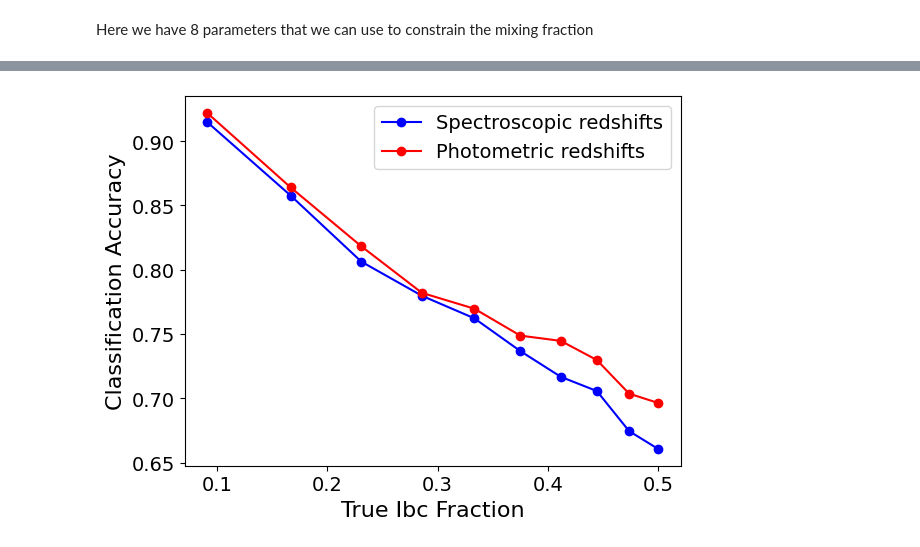
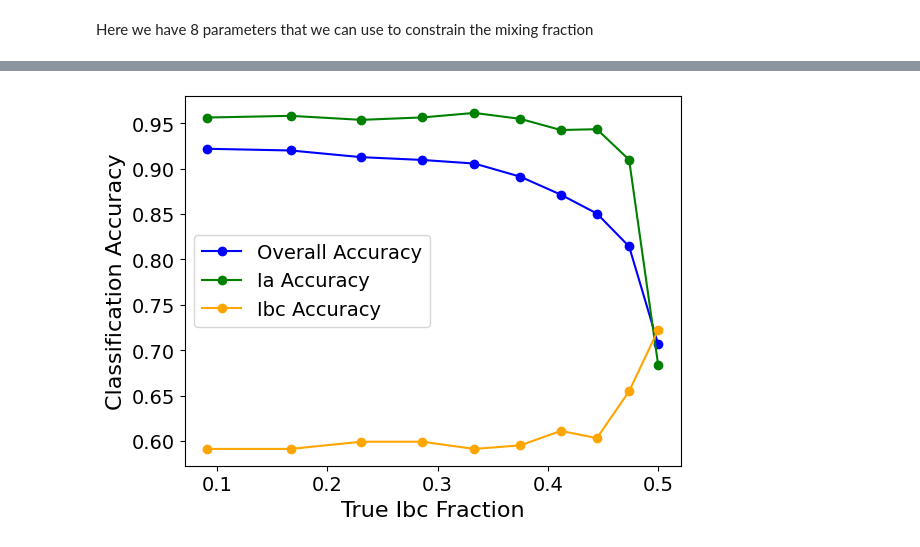
Before and after one commit to asmuzsoy/beams_ext, a Jupyter notebook: separate_parameters.ipynb, the cells around one changed output, grey strips where cells are left out. Saved outputs shown, nothing was run; the diff lists cells and outputs as text; code cells hidden in the pictures.

Commit message:
playing around with tricks to imrprove classification accuracy

```diff
--- a/separate_parameters.ipynb
+++ b/separate_parameters.ipynb
@@ -415,7 +468,7 @@ classifications_rough = np.ones(len(all_sne))
 for i in range(len(all_sne)):
     probs = np.array([gammas_a[param][i] for param in params_to_use])
     num_a = sum(probs >= 0.5)
-    if num_a > 4:
+    if num_a >=4:
         classifications_rough[i] = 0
 classifications_rough = ['SN Ia' if i == 0 else 'SN Ibc' for i in classifications_rough]
 # %%
@@ -586,13 +688,16 @@ log_vej          4.2476     0.2058     4.3638     0.0437
 # %%
-def fit_gmm(sn_sample = all_sne, initial_alpha = 0.5, verbose = False):
+def fit_gmm(sn_sample = all_sne, initial_alpha = 0.1, verbose = False):
 
     # Fit initial guesses
-    params_to_use = ['t0', 'c', 'mej', 'texp', 'x1', 'log_x0', 'log_fni', 'log_vej']
+    # params_to_use = ['t0', 'c', 'log_mej', 'mej', 'texp', 'log_x1', 'log_x0', 'log_fni', 'log_vej']
 
     mus_a = {}
     mus_b = {}
     sigmas_a = {}
     sigmas_b = {}
+
+    # params_to_use = ['t0', 'c', 'mej', 'texp', 'x1', 'log_x0', 'log_fni', 'log_vej']
+    params_to_use = ['c', 'mej', 'log_x0', 'log_fni']
 
     print(len(sn_sample))
     for param_name in params_to_use:
@@ -606,10 +711,9 @@ def fit_gmm(sn_sample = all_sne, initial_alpha = 0.5, verbose = False):
 
     alphas = np.zeros(num_epochs)  # Store alpha values for each epoch
     alpha = initial_alpha  # Mixing fraction initilization
-    gammas_a = {'texp': [], 'mej': [], 'log_fni': [], 'log_vej': [], 't0': [], 'log_x0': [], 'x1': [], 'c': []}
-    gammas_b = {'texp': [], 'mej': [], 'log_fni': [], 'log_vej': [], 't0': [], 'log_x0': [], 'x1': [], 'c': []}
+    gammas_a = {'texp': [], 'mej': [], 'log_mej':[], 'log_fni': [], 'fni': [], 'log_vej': [], 't0': [], 'log_x0': [], 'log_x1': [], 'c': []}
+    gammas_b = {'texp': [], 'mej': [], 'log_mej':[], 'log_fni': [], 'fni': [], 'log_vej': [], 't0': [], 'log_x0': [], 'log_x1': [], 'c': []}
 
-    params_to_use = ['t0', 'c', 'mej', 'texp', 'x1', 'log_x0', 'log_fni', 'log_vej']
 
 
     # there are two populations, a and b
@@ -656,6 +760,7 @@ def classify_sample(sn_sample, gammas_a, gammas_b):
 
     prob_a = np.ones(len(sn_sample))
 
+    print(params_to_use)
     for i in range(len(sn_sample)):
         s = 0
         b = 0
@@ -686,7 +791,9 @@ def classify_sample(sn_sample, gammas_a, gammas_b):
                 num_wrong_true_ibc += 1
 
     accuracy = (num_correct_ia + num_correct_ibc) / len(sn_sample)
-    return accuracy
+    ia_accuracy = num_correct_ia / (num_correct_ia + num_wrong_true_ia)
+    ibc_accuracy = num_correct_ibc / (num_correct_ibc + num_wrong_true_ibc)
+    return accuracy, ia_accuracy, ibc_accuracy
 # %%
 fit_gmm(sn_sample = all_sne, initial_alpha = 0.6)
 for i in range(1,10):
@@ -721,29 +828,31 @@ ratios = [(25 * (i + 1))/ (25 * (i + 1) + 250) for i in range(10)]
 
 def mixing_fraction_analysis(true_ia_sne, true_ibc_sne, ratios):
     final_alphas = []
-    accuracies = []
+    accuracies = np.zeros((3, len(ratios)))
     for i in range(10):
         # print(25*(i + 1))
-        split_population = np.concatenate((true_ia_sne, true_ibc_sne[1:25*(i + 1)]))
+        # split_population = np.concatenate((true_ia_sne, true_ibc_sne[1:25*(i + 1)]))
+        split_population = np.concatenate((true_ia_sne[1:len(true_ia_sne)-250*i], true_ibc_sne))
+
         # print(f"Population split: {(25 * (i + 1))/ (25 * (i + 1) + 250)}")
         # final_alpha, final_ll = fit_gmm(sn_sample = split_population, initial_alpha = (25 * (i + 1))/ (25 * (i + 1) + 250))
-        final_alpha, final_llm, final_gammas_a, final_gammas_b = fit_gmm(sn_sample = split_population, initial_alpha = 0.1)
+        final_alpha, final_ll, final_gammas_a, final_gammas_b = fit_gmm(sn_sample = split_population, initial_alpha = 0.1)
         # print(f"Final alpha: {final_alpha}", f"Final log likelihood: {final_ll}")
         final_alphas.append(final_alpha)
-        accuracies.append(classify_sample(split_population, final_gammas_a, final_gammas_b))
+        accuracies[:, i] = classify_sample(split_population, final_gammas_a, final_gammas_b)
     return final_alphas, accuracies
 
 final_alphas_spec, accuracies_spec = mixing_fraction_analysis(true_ia_sne, true_ibc_sne, ratios)
-final_alphas_phot, accuracies_phot = mixing_fraction_analysis(true_ia_phot_sne, true_ibc_phot_sne, ratios)
+# final_alphas_phot, accuracies_phot = mixing_fraction_analysis(true_ia_phot_sne, true_ibc_phot_sne, ratios)
 
 plt.plot(ratios, 1 - np.array(final_alphas_spec), marker='o', color='blue', label='Spectroscopic redshifts')
-plt.plot(ratios, 1 - np.array(final_alphas_phot), marker='o', color='red', label='Photometric redshifts')
+# plt.plot(ratios, 1 - np.array(final_alphas_phot), marker='o', color='red', label='Photometric redshifts')
 plt.plot(ratios, ratios, linestyle='--', color='gray')
 plt.xlabel("True Ibc Fraction", fontsize=16)
 plt.ylabel("Fitted Mixing Fraction (Alpha)", fontsize=16)
 plt.xticks(fontsize=14)
 plt.yticks(fontsize=14)
 plt.legend(fontsize=14)
-plt.savefig("figures/alpha_vs_true_fraction.pdf", bbox_inches='tight')
+# plt.savefig("figures/alpha_vs_true_fraction.pdf", bbox_inches='tight')
 plt.show()
 # %% [output]
@@ -771,12 +880,15 @@ plt.show()
 # %%
-plt.plot(ratios, accuracies_spec, marker='o', color='blue', label='Spectroscopic redshifts')
-plt.plot(ratios, accuracies_phot, marker='o', color='red', label='Photometric redshifts')
+plt.plot(ratios, accuracies_spec[0,:], marker='o', color='blue', label='Overall Accuracy')
+plt.plot(ratios, accuracies_spec[1,:], marker='o', color='green', label='Ia Accuracy')
+plt.plot(ratios, accuracies_spec[2,:], marker='o', color='orange', label='Ibc Accuracy')
+
+# plt.plot(ratios, accuracies_phot[0,:], marker='o', color='red', label='Photometric redshifts')
 plt.xlabel("True Ibc Fraction", fontsize=16)
 plt.ylabel("Classification Accuracy", fontsize=16)
 plt.xticks(fontsize=14)
 plt.yticks(fontsize=14)
 plt.legend(fontsize=14)
 # plt.savefig("figures/alpha_vs_true_fraction.pdf", bbox_inches='tight')
 plt.show()
 # %% [output]
-[figure, old version]
+[figure, new version]
```
Also changed, not shown: parts of 23 cells of this notebook, 1 other file.
